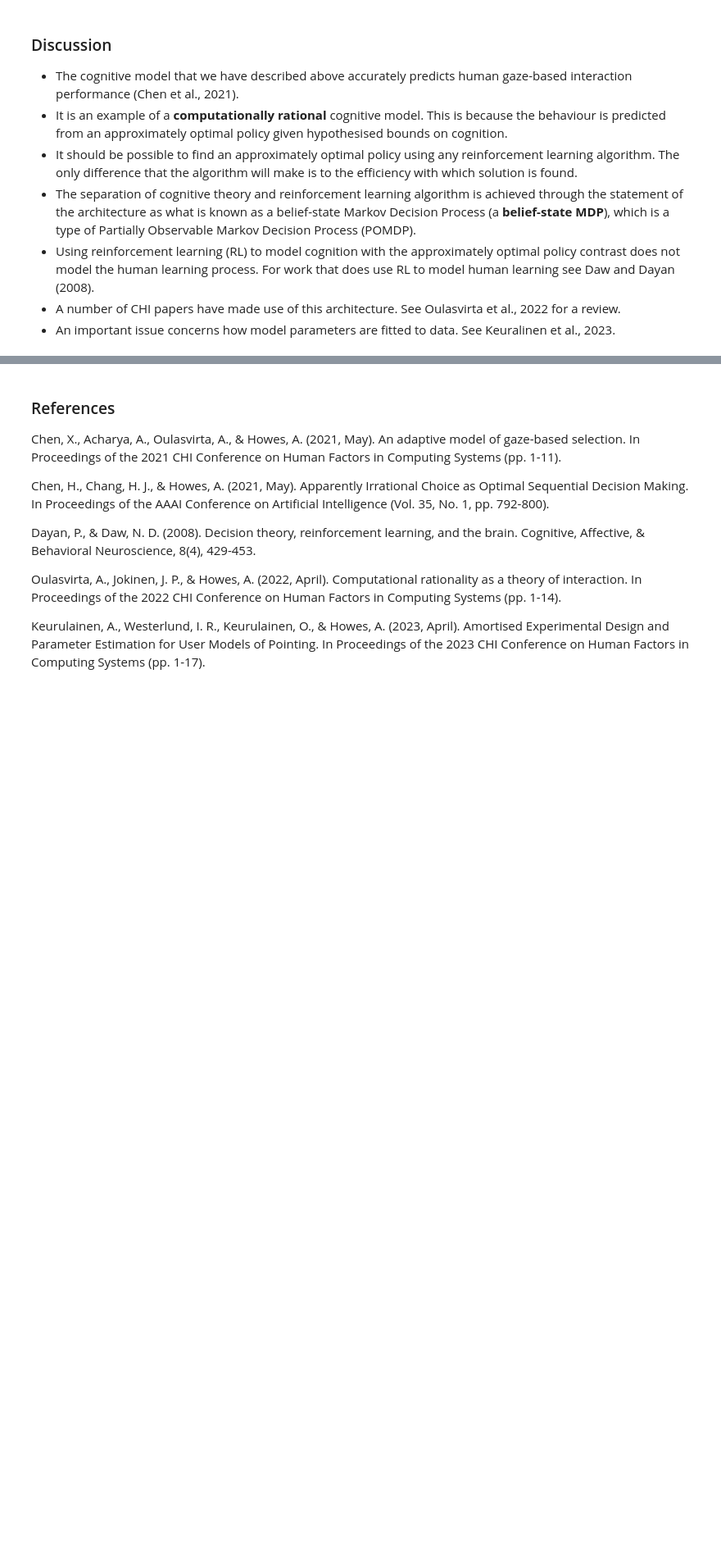
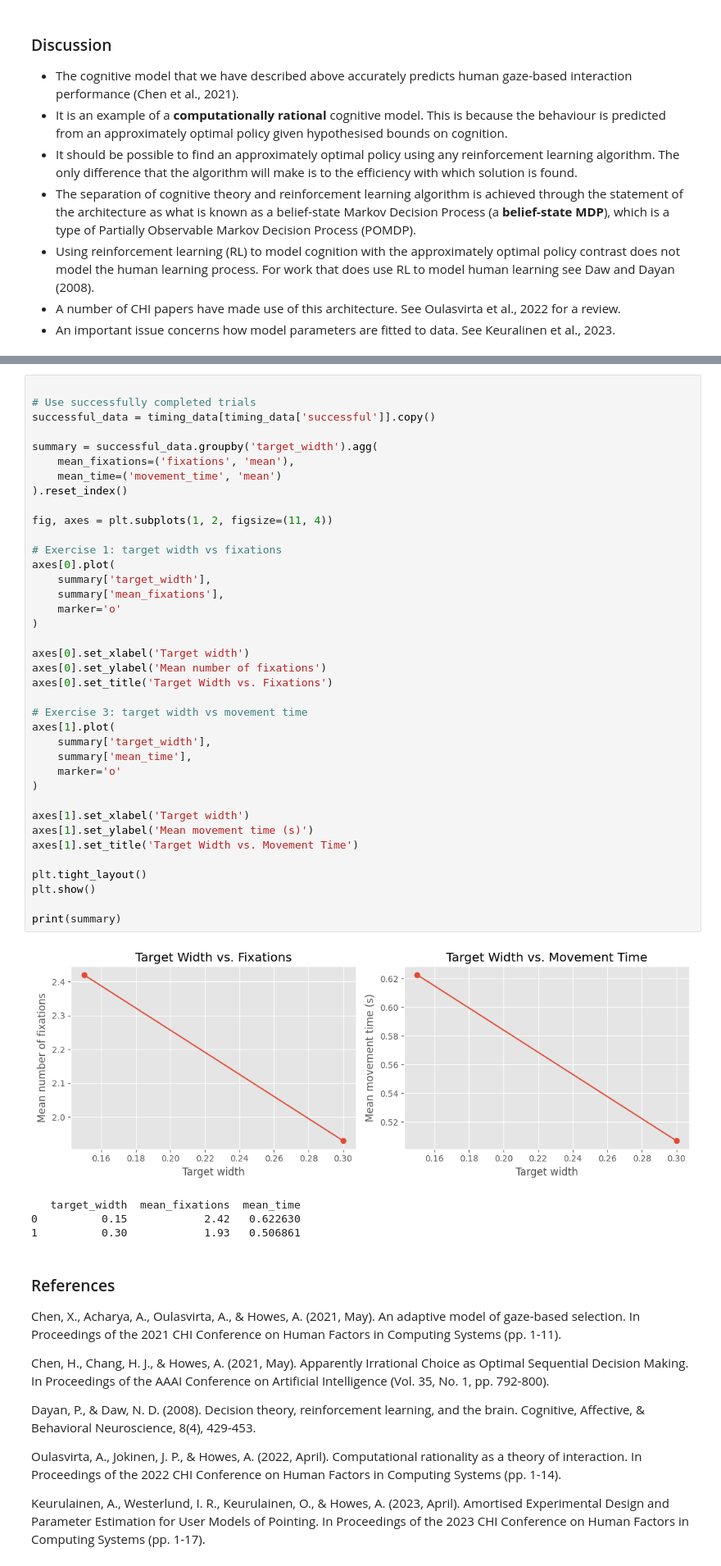
Before and after one commit to YUZURUonice/Computational-Design-and-Interaction, a Jupyter notebook: 02-DeepRL/Gaze_Based_Interaction/gaze_based_interaction.ipynb, the cells around one changed output, grey strips where cells are left out. Shown at 82% size. Drawn from its saved outputs; the diff is of its cells as text; blank space fills up the shorter version.

```diff
--- a/02-DeepRL/Gaze_Based_Interaction/gaze_based_interaction.ipynb
+++ b/02-DeepRL/Gaze_Based_Interaction/gaze_based_interaction.ipynb
@@ -510,3 +644,46 @@ dtype: float64
+# %%
+
+# Use successfully completed trials
+successful_data = timing_data[timing_data['successful']].copy()
+
+summary = successful_data.groupby('target_width').agg(
+    mean_fixations=('fixations', 'mean'),
+    mean_time=('movement_time', 'mean')
+).reset_index()
+
+fig, axes = plt.subplots(1, 2, figsize=(11, 4))
+
+# Exercise 1: target width vs fixations
+axes[0].plot(
+    summary['target_width'],
+    summary['mean_fixations'],
+    marker='o'
+)
+
+axes[0].set_xlabel('Target width')
+axes[0].set_ylabel('Mean number of fixations')
+axes[0].set_title('Target Width vs. Fixations')
+
+# Exercise 3: target width vs movement time
+axes[1].plot(
+    summary['target_width'],
+    summary['mean_time'],
+    marker='o'
+)
+
+axes[1].set_xlabel('Target width')
+axes[1].set_ylabel('Mean movement time (s)')
+axes[1].set_title('Target Width vs. Movement Time')
+
+plt.tight_layout()
+plt.show()
+
+print(summary)
+# %% [output]
+[figure, added]
+   target_width  mean_fixations  mean_time
+0          0.15            2.42   0.622630
+1          0.30            1.93   0.506861
 # %% [markdown]
 ### References
 Chen, X., Acharya, A., Oulasvirta, A., & Howes, A. (2021, May). An adaptive model of gaze-based selection. In Proceedings of the 2021 CHI Conference on Human Factors in Computing Systems (pp. 1-11).
```
Also changed, not shown: parts of 14 cells of this notebook.
